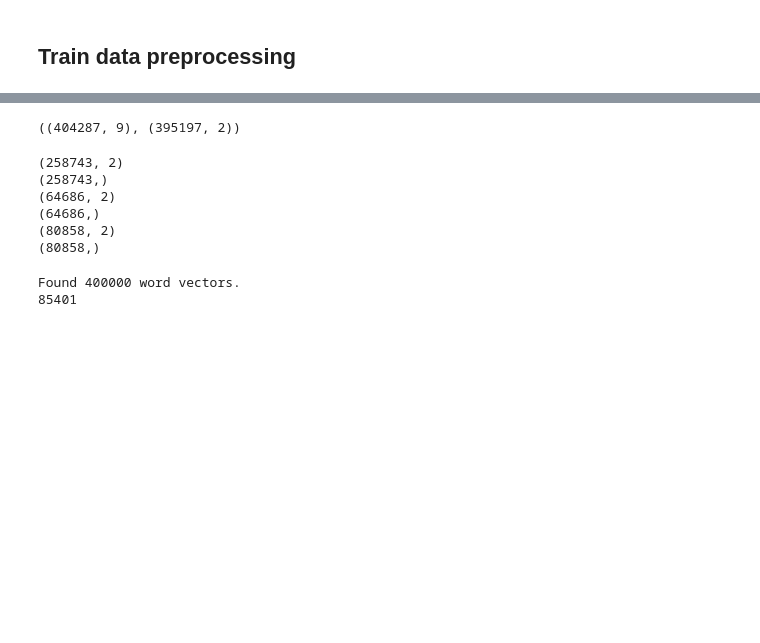
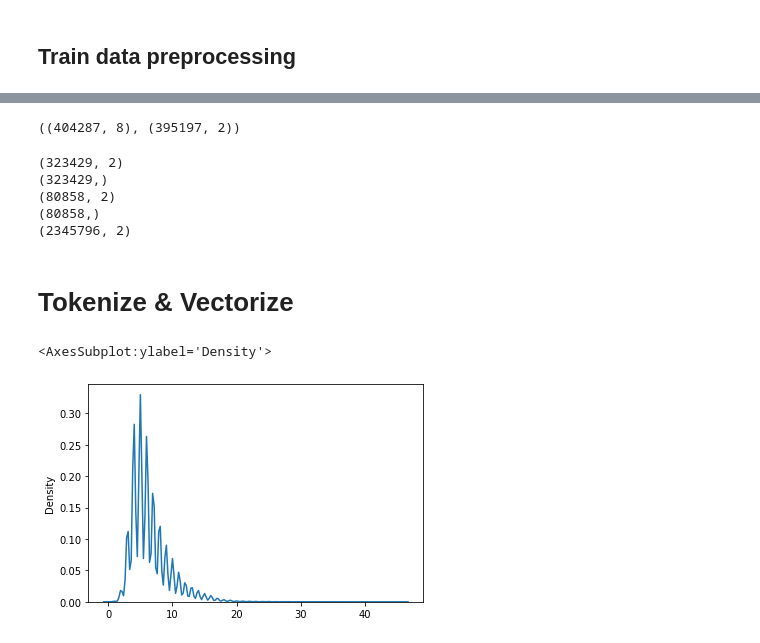
Before and after one commit to chanbi-raining/NLP, a Jupyter notebook: quora-question-pair-siamese-lstm.ipynb, the cells around one changed output, grey strips where cells are left out. Drawn from its saved outputs; the diff is of its cells as text; code cells hidden in the pictures; blank space fills up the shorter version.

Commit message:
Kaggle Notebook | quora_question_pair_siamese_lstm | first run

```diff
--- a/quora-question-pair-siamese-lstm.ipynb
+++ b/quora-question-pair-siamese-lstm.ipynb
@@ -129,6 +115,7 @@ def no_abbv(phrase):
     phrase = re.sub(r"e-mail", " email", phrase)
     phrase = re.sub(r" e.g. ", "  eg ", phrase)
     phrase = re.sub(r" u.s. ", "  american ", phrase)
+    phrase = re.sub(r"imrovement", "improvement", phrase)
 
     phrase = re.sub(r"[^A-Za-z0-9]+", " ", phrase)
 
@@ -146,9 +165,13 @@ def preprocess_text(phrase):
 # %%
+%%time
 df = df.dropna()
+df_test = df_test.fillna('')
 
-df['question1'] = df['question1'].astype('string')
-df['question2'] = df['question2'].astype('string')
+df[['question1', 'question2']] = df[['question1', 'question2']].astype('string')
+df_test[['question1', 'question2']] = df_test[['question1', 'question2']].astype('string')
 
 df['q1_re'] = df['question1'].apply(preprocess_text)
 df['q2_re'] = df['question2'].apply(preprocess_text)
+df_test['q1_re'] = df_test['question1'].apply(preprocess_text)
+df_test['q2_re'] = df_test['question2'].apply(preprocess_text)
 # %% [output]
@@ -156,27 +180,27 @@ df['q2_re'] = df['question2'].apply(preprocess_text)
 # %%
 df.shape, df[['q1_re', 'q2_re']].drop_duplicates().shape
 # %% [output]
-((404287, 9), (395197, 2))
+((404287, 8), (395197, 2))
 # %%
 from sklearn.model_selection import train_test_split
 
-X_tmp, X_test, y_tmp, y_test = train_test_split(df[['q1_re', 'q2_re']], df['is_duplicate'],
+X_train, X_val, y_train, y_val = train_test_split(df[['q1_re', 'q2_re']], df['is_duplicate'],
                                                 test_size=0.2, random_state=24)
-X_train, X_val, y_train, y_val = train_test_split(X_tmp, y_tmp, test_size=0.2, random_state=24)
+X_test = df_test[['q1_re', 'q2_re']]
 
 print(X_train.shape)
 print(y_train.shape)
 print(X_val.shape)
 print(y_val.shape)
 print(X_test.shape)
-print(y_test.shape)
 # %% [output]
-(258743, 2)
-(258743,)
-(64686, 2)
-(64686,)
+(323429, 2)
+(323429,)
 (80858, 2)
 (80858,)
+(2345796, 2)
+# %% [markdown]
+# Tokenize & Vectorize
 # %%
 qs = list(X_train['q1_re'].values) + list(X_train['q2_re'].values)
 
@@ -185,8 +209,14 @@ tok = Tokenizer(num_words=max_words, oov_token="<OOV>")
 
 tok.fit_on_texts(qs)
 
-sequences = tok.texts_to_sequences(qs)
-sequences = pad_sequences(sequences, maxlen=300, padding='post')
+train_q1 = tok.texts_to_sequences(X_train['q1_re'].values)
+train_q2 = tok.texts_to_sequences(X_train['q2_re'].values)
+val_q1 = tok.texts_to_sequences(X_val['q1_re'].values)
+val_q2 = tok.texts_to_sequences(X_val['q2_re'].values)
+test_q1 = tok.texts_to_sequences(X_test['q1_re'].values)
+test_q2 = tok.texts_to_sequences(X_test['q2_re'].values)
-# %% [output]
-Found 400000 word vectors.
-85401
+# %%
+sns.kdeplot([len(x) for x in train_q1])
+# %% [output]
+<AxesSubplot:ylabel='Density'>
+[figure, added]
```
Also changed, not shown: parts of 29 cells of this notebook.
